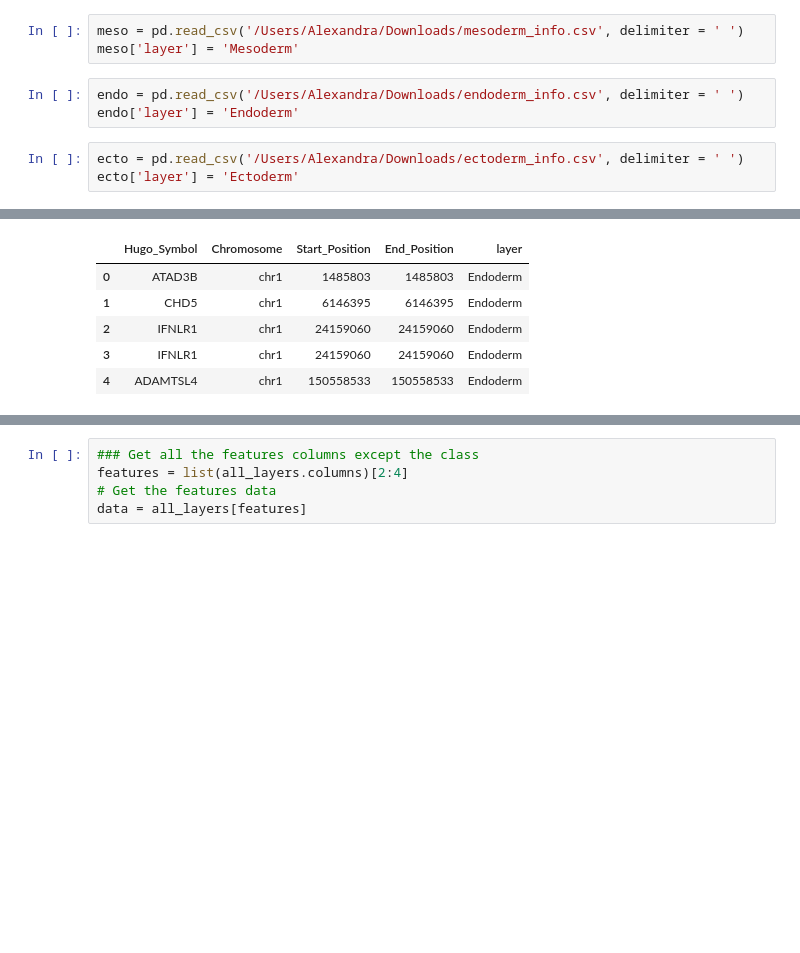
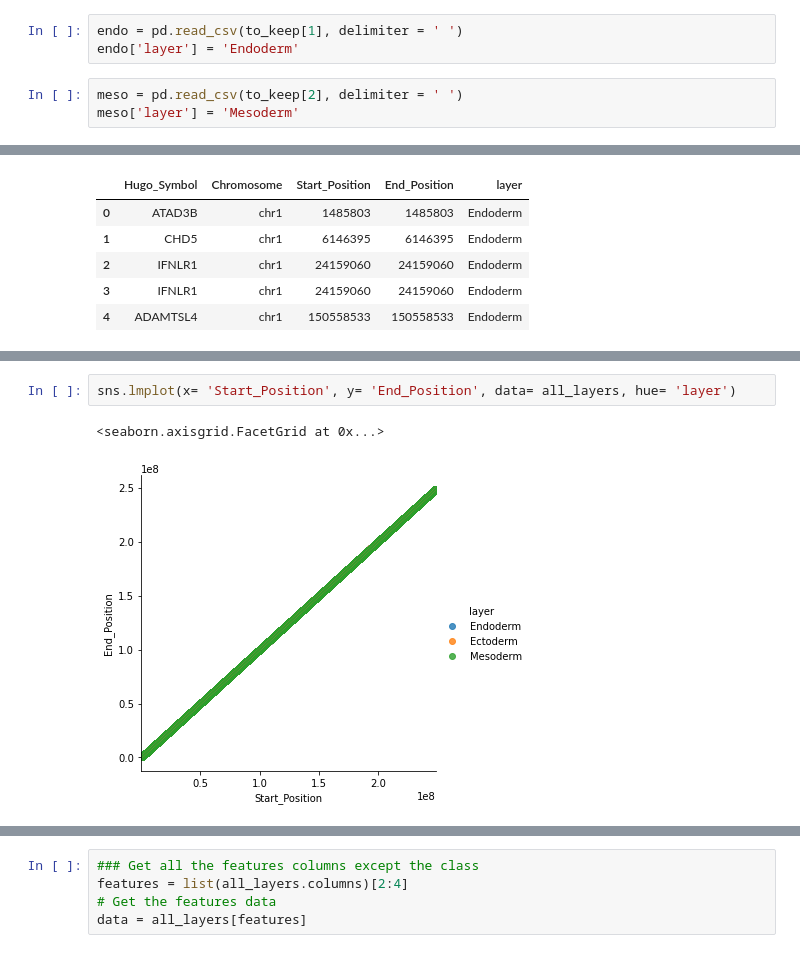
Before and after one commit to ajkeamy/Clustering-Germ-Layers, a Jupyter notebook: notebooks/Kmeans_analysis.ipynb, the cells around one changed output, grey strips where cells are left out. Saved outputs shown, nothing was run; the diff lists cells and outputs as text; blank space fills up the shorter version.

Commit message:
Scatterplots + Hist

```diff
--- a/notebooks/Kmeans_analysis.ipynb
+++ b/notebooks/Kmeans_analysis.ipynb
@@ -12,10 +40,7 @@ import matplotlib.pyplot as plt
+# %%
+endo = pd.read_csv(to_keep[1], delimiter = ' ')
+endo['layer'] = 'Endoderm'
 # %%
-meso = pd.read_csv('/Users/Alexandra/Downloads/mesoderm_info.csv', delimiter = ' ')
+meso = pd.read_csv(to_keep[2], delimiter = ' ')
 meso['layer'] = 'Mesoderm'
-# %%
-endo = pd.read_csv('/Users/Alexandra/Downloads/endoderm_info.csv', delimiter = ' ')
-endo['layer'] = 'Endoderm'
-# %%
-ecto = pd.read_csv('/Users/Alexandra/Downloads/ectoderm_info.csv', delimiter = ' ')
-ecto['layer'] = 'Ectoderm'
 # %%
@@ -33,0 +86,5 @@ all_layers.head()
+# %%
+sns.lmplot(x= 'Start_Position', y= 'End_Position', data= all_layers, hue= 'layer')
+# %% [output]
+<seaborn.axisgrid.FacetGrid at 0x...>
+[figure, added]
```
Also changed, not shown: parts of 21 cells of this notebook.
